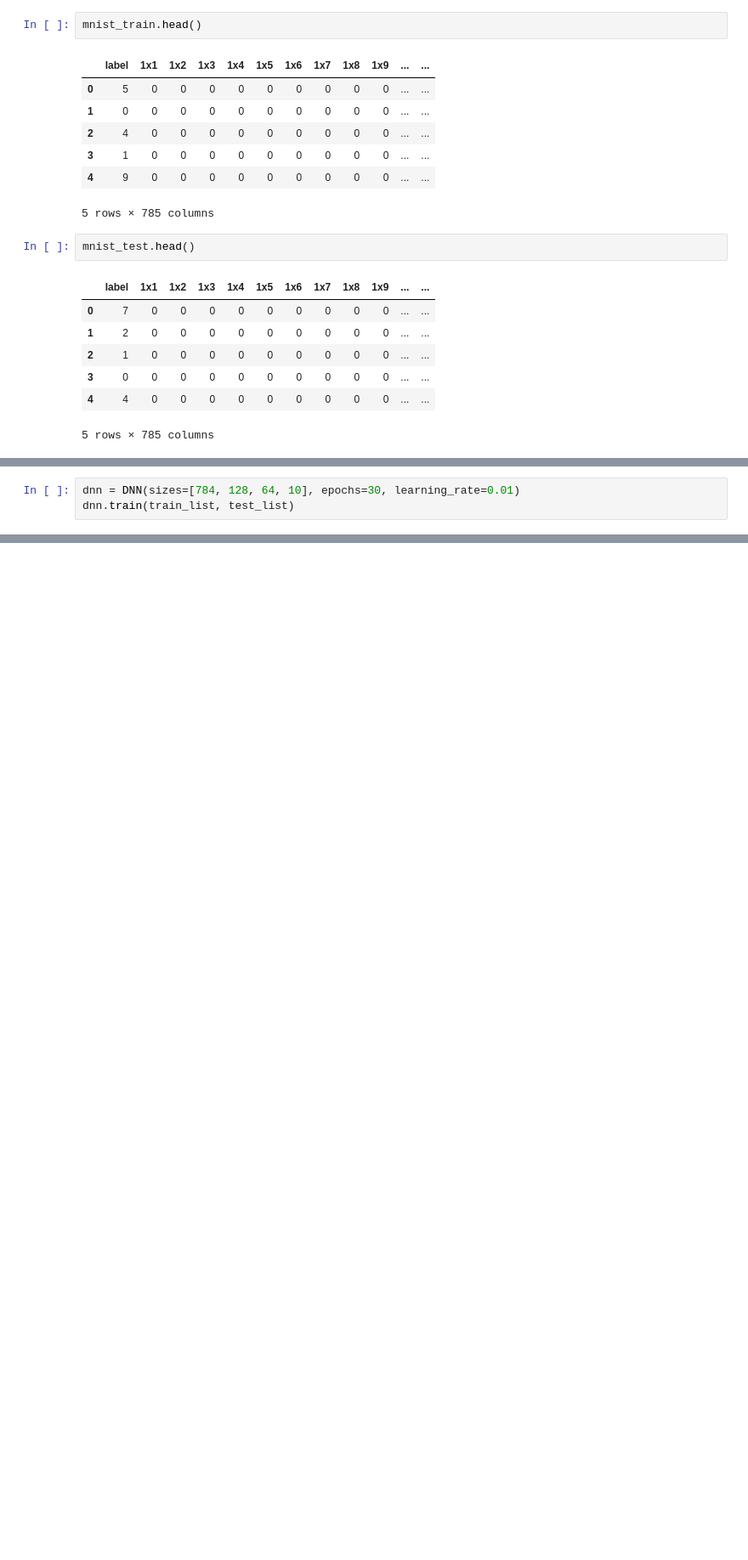
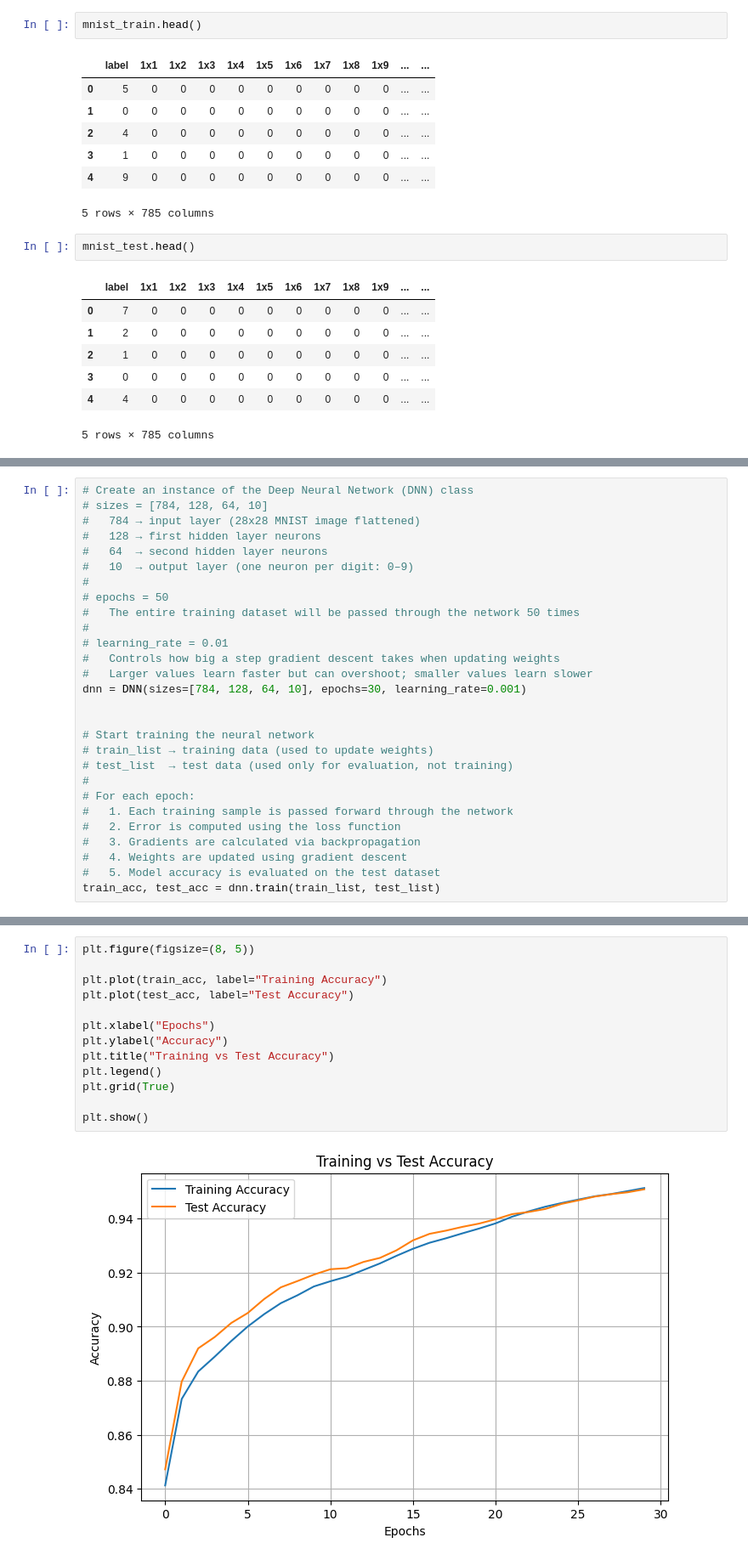
Before and after one commit to sowmilydutta/MNIST-Classification-with-Numpy-only, a Jupyter notebook: mnist-dataset-classification-using-numpy-only.ipynb, the cells around one changed output, grey strips where cells are left out. Shown at 85% size. Saved outputs shown, nothing was run; the diff lists cells and outputs as text; blank space fills up the shorter version.

```diff
--- a/mnist-dataset-classification-using-numpy-only.ipynb
+++ b/mnist-dataset-classification-using-numpy-only.ipynb
@@ -166,3 +91,0 @@ class DNN:
-# %%
-dnn = DNN(sizes=[784, 128, 64, 10], epochs=30, learning_rate=0.01)
-dnn.train(train_list, test_list)
@@ -186,0 +339,28 @@ Epoch: 30, Time Spent: 42.47s, Accuracy: 91.05%
+# %%
+# Create an instance of the Deep Neural Network (DNN) class
+# sizes = [784, 128, 64, 10]
+#   784 → input layer (28x28 MNIST image flattened)
+#   128 → first hidden layer neurons
+#   64  → second hidden layer neurons
+#   10  → output layer (one neuron per digit: 0–9)
+#
+# epochs = 50
+#   The entire training dataset will be passed through the network 50 times
+#
+# learning_rate = 0.01
+#   Controls how big a step gradient descent takes when updating weights
+#   Larger values learn faster but can overshoot; smaller values learn slower
+dnn = DNN(sizes=[784, 128, 64, 10], epochs=30, learning_rate=0.001)
+
+
+# Start training the neural network
+# train_list → training data (used to update weights)
+# test_list  → test data (used only for evaluation, not training)
+#
+# For each epoch:
+#   1. Each training sample is passed forward through the network
+#   2. Error is computed using the loss function
+#   3. Gradients are calculated via backpropagation
+#   4. Weights are updated using gradient descent
+#   5. Model accuracy is evaluated on the test dataset
+train_acc, test_acc = dnn.train(train_list, test_list)
@@ -186,0 +385,15 @@ Epoch: 30, Time Spent: 42.47s, Accuracy: 91.05%
+# %%
+plt.figure(figsize=(8, 5))
+
+plt.plot(train_acc, label="Training Accuracy")
+plt.plot(test_acc, label="Test Accuracy")
+
+plt.xlabel("Epochs")
+plt.ylabel("Accuracy")
+plt.title("Training vs Test Accuracy")
+plt.legend()
+plt.grid(True)
+
+plt.show()
+# %% [output]
+[figure, added]
```
Also changed, not shown: parts of 10 cells of this notebook.
